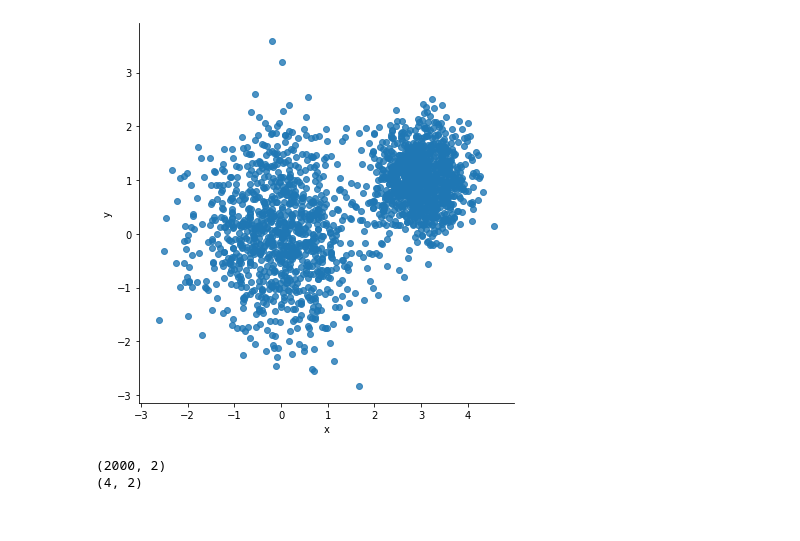
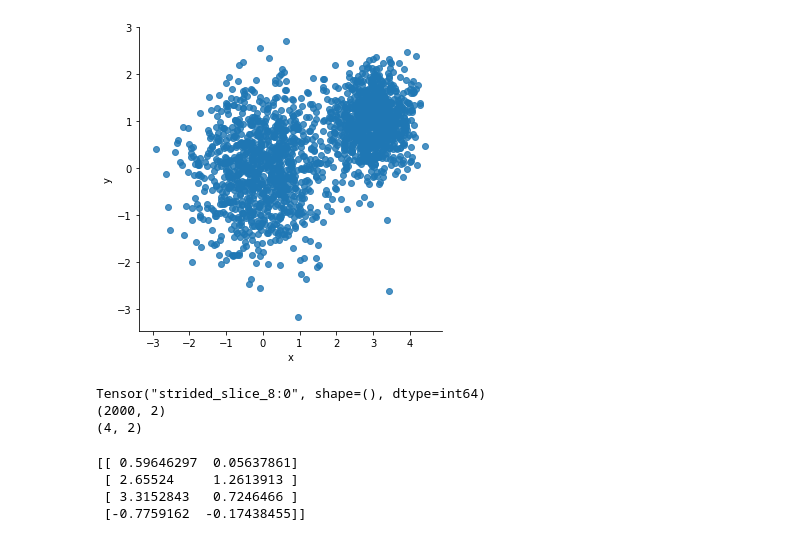
Before and after one commit to ynebula/First-Contact-with-Books, a Jupyter notebook: Tensorflow/K_Means.ipynb, the cells around one changed output. Cells and saved outputs as stored; diff of their text form; code cells hidden in the pictures.

```diff
--- a/Tensorflow/K_Means.ipynb
+++ b/Tensorflow/K_Means.ipynb
@@ -19,16 +19,16 @@ for i in range(num_points):
 # %%
 # 파이썬의 그래픽 라이브러리에서 matplotlib을 기반으로 하는 seaborn 시각화 패키지를 이용하겠습니다.
 # 또한 좀 더 복잡한 형태의 데이터를 다루기 위해 데이터 조작 패키지 pandas를 사용하겠습니다.
 # pandas는 데이타 분석(Data Analysis)을 위해 널리 사용되는 파이썬 라이브러리 패키지이다.
 # 2차원 자료구조인 DataFrame는 행과 열이 있는 테이블 데이타(Tabular Data)를 받아들이는데,
 # 아래 예제는 그 한가지 방법으로서 열(column)을 dict의 Key로, 행(row)을 dict의 Value로 한 Dictionary 데이타를
 # pd.DataFrame()을 사용하여 pandas의 Data Frame 자료구조로 변환한 예이다.
 
 df = pd.DataFrame({"x": [v[0] for v in vectors_set], "y": [v[1] for v in vectors_set]})
-sns.lmplot("x", "y", data=df, fit_reg=False, height=6)
+sns.lmplot("x", "y", data=df, fit_reg=False, height=5, legend=False)
 plt.show()
 # %% [output]
-[figure, old version]
+[figure, new version]
 # %%
 # 모든 학습 데이터를 텐서에 할당합니다.
 vectors = tf.constant(vectors_set)
@@ -55,7 +55,7 @@ expanded_centroides = tf.expand_dims(centroides, 1)
 
 #assignments = tf.argmin(tf.reduce_sum(tf.square(tf.sub(sxpanded_vectors, expanded_centroides)), 2), 0)
 # expaned_vectors와 expanded_centroids 뺄셈
-diff = tf.sub(expanded_vectors, expanded_centroides)
+diff = tf.subtract(expanded_vectors, expanded_centroides)
 diff_sqr = tf.square(diff)
 # 지정한 차원 축소
 # D2를 기준으로 차원을 줄입니다.
@@ -63,20 +63,10 @@ distances = tf.reduce_sum(diff_sqr, 2)
 # 지정한 차원(D0을 기준)에서 가장 작은 값의 원소의 인덱스를 리턴
 assignments = tf.argmin(distances,0)
 # 각 변수 구조 확인하기... get_shape()
-
-means = tf.concat([tf.reduce_mean(tf.gather(vectors,
-                                              tf.reshape(tf.where(tf.equal(assignments, c)), [1,-1])),
-                                    reduction_indices=[1]) for c in range(k)],0)
-
-update_centroides = tf.assign(centroides, means)
-
-init_op = tf.global_variables_initializer()
-
-sess = tf.Session()
-sess.run(init_op)
-
-for step in range(100):
-    _, centroid_values, assignment_values = sess.run([update_centroides, centroides, assignments])
+print(assignments[0])
+print(vectors.get_shape())
+print(centroides.get_shape())
 # %% [output]
+Tensor("strided_slice_8:0", shape=(), dtype=int64)
 (2000, 2)
 (4, 2)
@@ -83,3 +90,25 @@ for step in range(100):
+# %%
+# 데이터 그래프를 실행하기 전에 모든 변수를 초기화하
+init_op = tf.global_variables_initializer()
+
+# 데이터 그래프를 실행
+# 코드를 통해 매 반복마다 중심은 업데이트되고 각 점은 새롭게 군집에 할당 됩니다.
+# 이 코드에서 매개변수로 지정한 세 개의 연산은 run() 함수를 호출하는 순간 지정한 순서대로 실행됩니다.
+# 그로고 찾아야 할 값이 세 개이므로 sess.run()은 훈련 과정 동안 세 개의 연산에 상응하는 텐서 세 개를 numpy 배열로 만들어 리턴합니다.
+# update_centroides 연산은 리턴값이 없으므로 _(밑줄)을 사용해 결과를 버리게 했습니다.
+# (사실 _도 다른 변수와 똑같이 변수이지만, 파이썬 사용자들은 결과를 버릴 때 _을 사용하는 것이 관습입니다.)
+sess = tf.Session()
+sess.run(init_op)
+
+for step in range(100):
+    _, centroid_values, assignment_values = sess.run([update_centroides, centroides, assignments])
+
+print(centroid_values)
+# %% [output]
+[[ 0.59646297  0.05637861]
+ [ 2.65524     1.2613913 ]
+ [ 3.3152843   0.7246466 ]
+ [-0.7759162  -0.17438455]]
 # %%
 # assignment_values 텐서의 결과를 확인해 보기 위해 다음 코드를 작성합니다.
 data={"x":[], "y":[], "cluster":[]}
```
Also changed, not shown: parts of 2 cells of this notebook, 1 other file.
